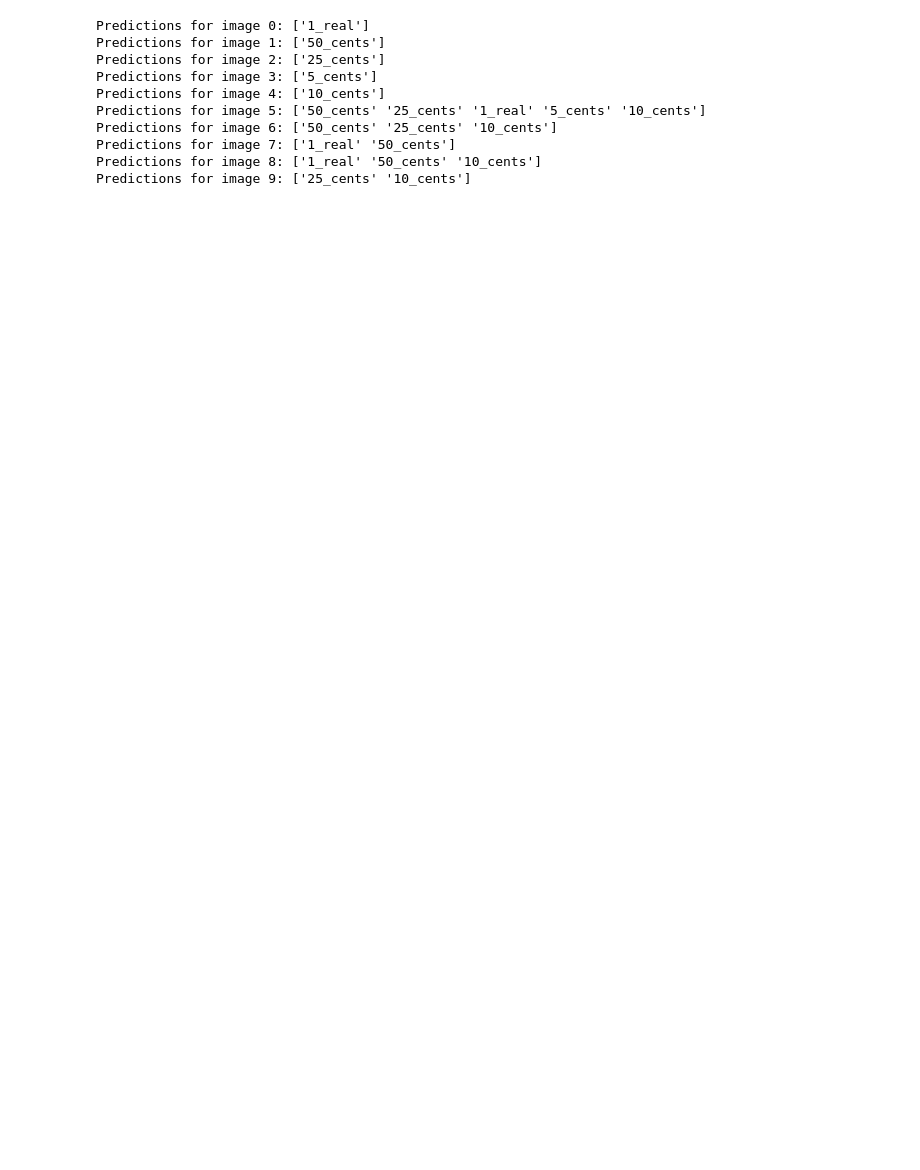
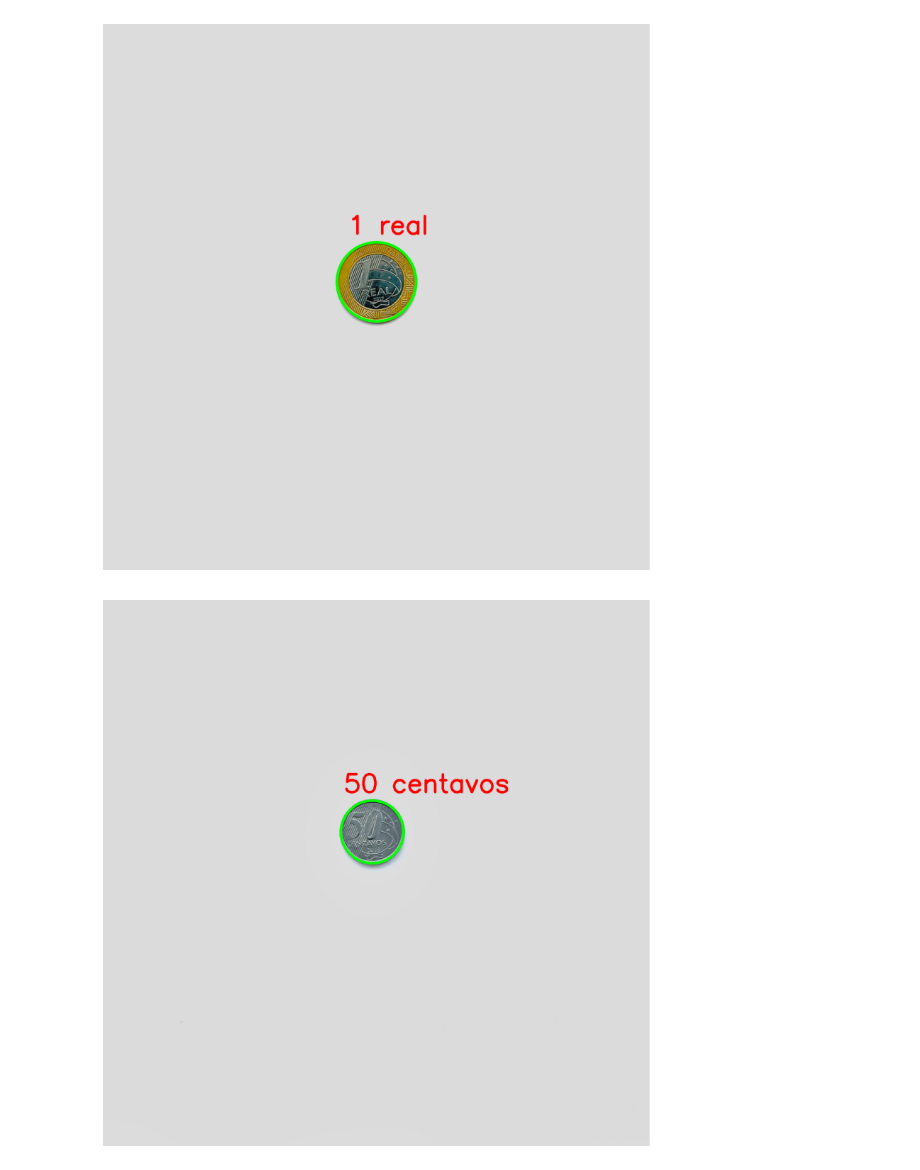
Before and after one commit to macedoti13/CoinVision, a Jupyter notebook: localizacao_moedas.ipynb, the cells around one changed output. Drawn from its saved outputs; the diff is of its cells as text; code cells hidden in the pictures; blank space fills up the shorter version.

```diff
--- a/localizacao_moedas.ipynb
+++ b/localizacao_moedas.ipynb
@@ -6,19 +7,19 @@ import pickle
 # %%
 def main():
-    model_filename = 'coin_classifier.pkl'
-    training_data_filename = 'training_data.pkl'
+    model_filename = 'files/coin_classifier.pkl'
+    training_data_filename = 'files/training_data.pkl'
 
     labels = [
-        ['1_real'],
-        ['50_cents'],
-        ['25_cents'],
-        ['5_cents'],
-        ['10_cents'],
-        ['50_cents', '25_cents', '1_real', '5_cents', '10_cents'],
-        ['50_cents', '25_cents', '10_cents'],
-        ['1_real', '50_cents'],
-        ['1_real', '50_cents', '10_cents'],
-        ['25_cents', '10_cents']
+        ['1 real'],
+        ['50 centavos'],
+        ['25 centavos'],
+        ['5 centavos'],
+        ['10 centavos'],
+        ['50 centavos', '25 centavos', '1 real', '5 centavos', '10 centavos'],
+        ['50 centavos', '25 centavos', '10 centavos'],
+        ['1 real', '50 centavos'],
+        ['1 real', '50 centavos', '10 centavos'],
+        ['25 centavos', '10 centavos']
     ]
 
     # Check if the model file exists
@@ -33,41 +34,46 @@ def main():
 
             if circles is not None:
                 filtered_circles = filter_inner_circles(circles, 10)
                 coins_histograms = create_histogram_of_visual_words(img_rgb, filtered_circles)
                 update_training_data(coins_histograms, labels[i], training_data)
 
         save_training_data(training_data, training_data_filename)
 
         # Run the train_classifier.py script to train the model
         subprocess.run(['python', 'train_classifier.py'])
 
     # Load the trained model
     with open(model_filename, 'rb') as f:
         model = pickle.load(f)
 
+
     for i in range(10):
         img_gray, img_rgb = prepare_img(f'images/img{i}.png')
         circles = find_circles(img_gray)
         circles = treat_circles(circles)
 
         if circles is not None:
             filtered_circles = filter_inner_circles(circles, 10)
             coins_histograms = create_histogram_of_visual_words(img_rgb, filtered_circles)
 
             # Predict the class of each coin
             predictions = model.predict(coins_histograms)
 
-            print(f'Predictions for image {i}: {predictions}')
+             # Draw the circles and predictions
+            for (x, y, r), prediction in zip(filtered_circles, predictions):
+                # Draw the circle
+                cv2.circle(img_rgb, (x, y), r, (0, 255, 0), 8)
+
+                # Draw the prediction
+                cv2.putText(img_rgb, prediction, (x-100, y-(r+30)), cv2.FONT_HERSHEY_SIMPLEX, 3, (255, 0, 0), 8)
+
+            # Display the image
+            plt.figure(figsize=(20,10))
+            plt.imshow(img_rgb)
+            plt.axis('off')
+            plt.show()
 
 main()
 # %% [output]
-Predictions for image 0: ['1_real']
-Predictions for image 1: ['50_cents']
-Predictions for image 2: ['25_cents']
-Predictions for image 3: ['5_cents']
-Predictions for image 4: ['10_cents']
-Predictions for image 5: ['50_cents' '25_cents' '1_real' '5_cents' '10_cents']
-Predictions for image 6: ['50_cents' '25_cents' '10_cents']
-Predictions for image 7: ['1_real' '50_cents']
-Predictions for image 8: ['1_real' '50_cents' '10_cents']
-Predictions for image 9: ['25_cents' '10_cents']
+[figure, added]
+[figure, added]
```
Also changed, not shown: parts of 2 cells of this notebook, 5 other files.
